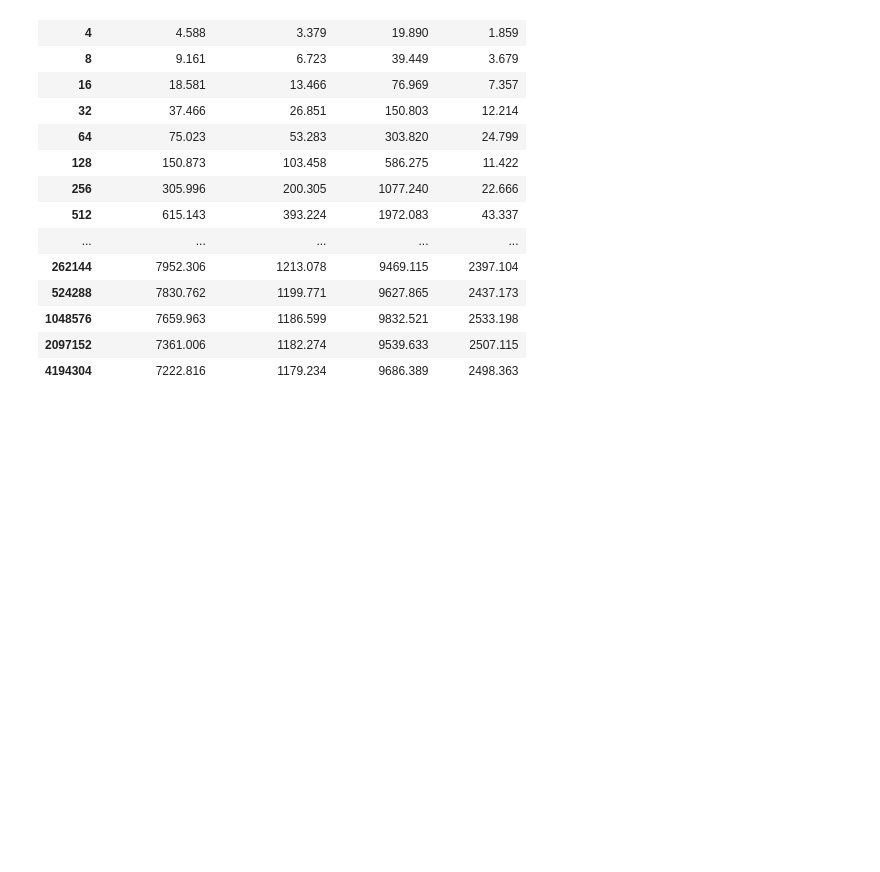
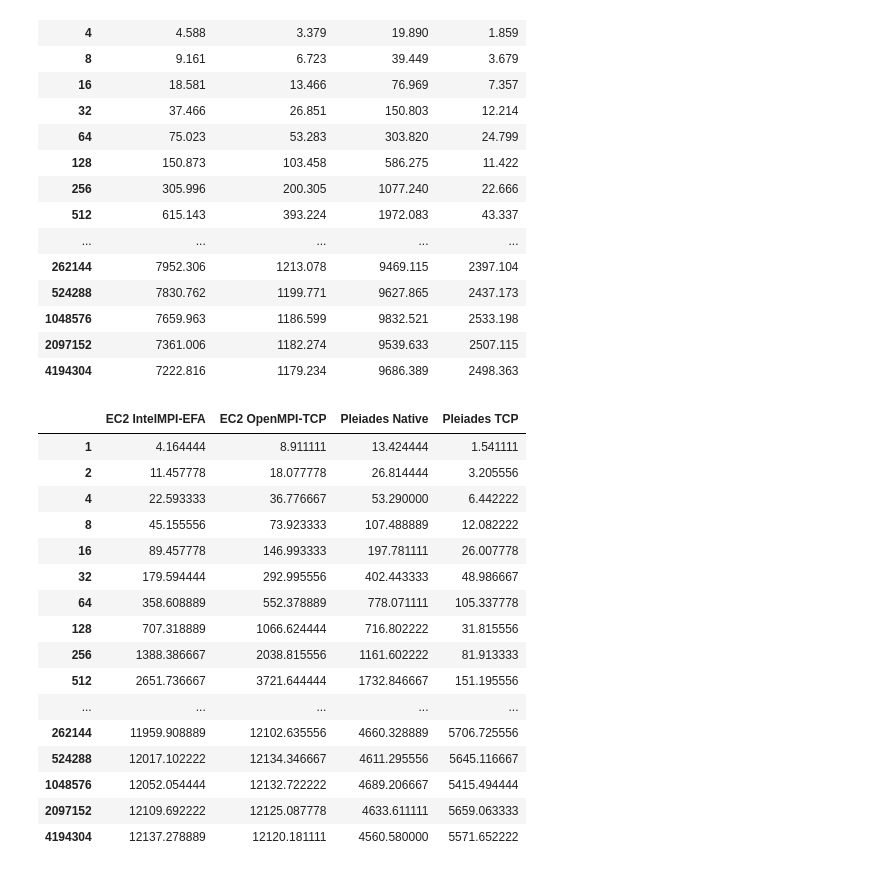
Before and after one commit to JiaweiZhuang/aws-mpi-benchmark, a Jupyter notebook: notebooks/pt2pt_compare_pleiades.ipynb, the cells around one changed output. Saved outputs shown, nothing was run; the diff lists cells and outputs as text; code cells hidden in the pictures; blank space fills up the shorter version.

```diff
--- a/notebooks/pt2pt_compare_pleiades.ipynb
+++ b/notebooks/pt2pt_compare_pleiades.ipynb
@@ -193,3 +261,23 @@ bibw_all
 | 1048576 | 7659.963 | 1186.599 | 9832.521 | 2533.198 |
 | 2097152 | 7361.006 | 1182.274 | 9539.633 | 2507.115 |
 | 4194304 | 7222.816 | 1179.234 | 9686.389 | 2498.363 |
+# %%
+mbw_all
+# %% [output]
+|  | EC2 IntelMPI-EFA | EC2 OpenMPI-TCP | Pleiades Native | Pleiades TCP |
+| 1 | 4.164444 | 8.911111 | 13.424444 | 1.541111 |
+| 2 | 11.457778 | 18.077778 | 26.814444 | 3.205556 |
+| 4 | 22.593333 | 36.776667 | 53.290000 | 6.442222 |
+| 8 | 45.155556 | 73.923333 | 107.488889 | 12.082222 |
+| 16 | 89.457778 | 146.993333 | 197.781111 | 26.007778 |
+| 32 | 179.594444 | 292.995556 | 402.443333 | 48.986667 |
+| 64 | 358.608889 | 552.378889 | 778.071111 | 105.337778 |
+| 128 | 707.318889 | 1066.624444 | 716.802222 | 31.815556 |
+| 256 | 1388.386667 | 2038.815556 | 1161.602222 | 81.913333 |
+| 512 | 2651.736667 | 3721.644444 | 1732.846667 | 151.195556 |
+| ... | ... | ... | ... | ... |
+| 262144 | 11959.908889 | 12102.635556 | 4660.328889 | 5706.725556 |
+| 524288 | 12017.102222 | 12134.346667 | 4611.295556 | 5645.116667 |
+| 1048576 | 12052.054444 | 12132.722222 | 4689.206667 | 5415.494444 |
+| 2097152 | 12109.692222 | 12125.087778 | 4633.611111 | 5659.063333 |
+| 4194304 | 12137.278889 | 12120.181111 | 4560.580000 | 5571.652222 |
```
Also changed, not shown: parts of 8 cells of this notebook.
